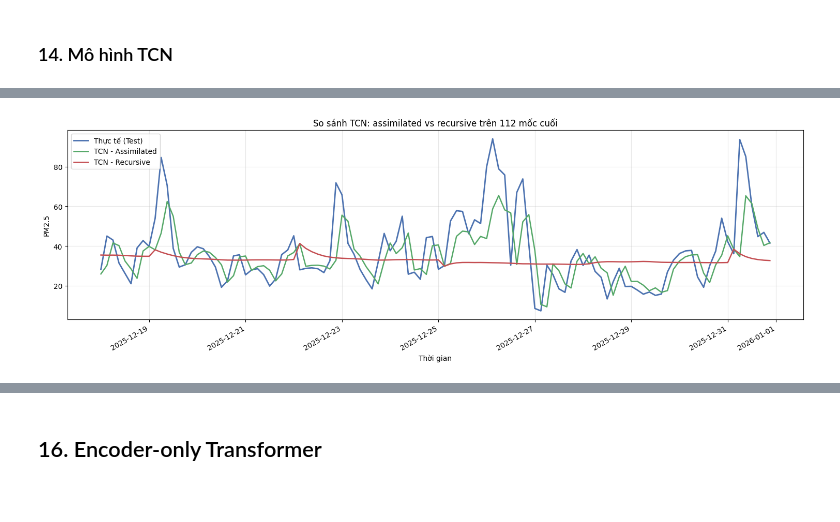
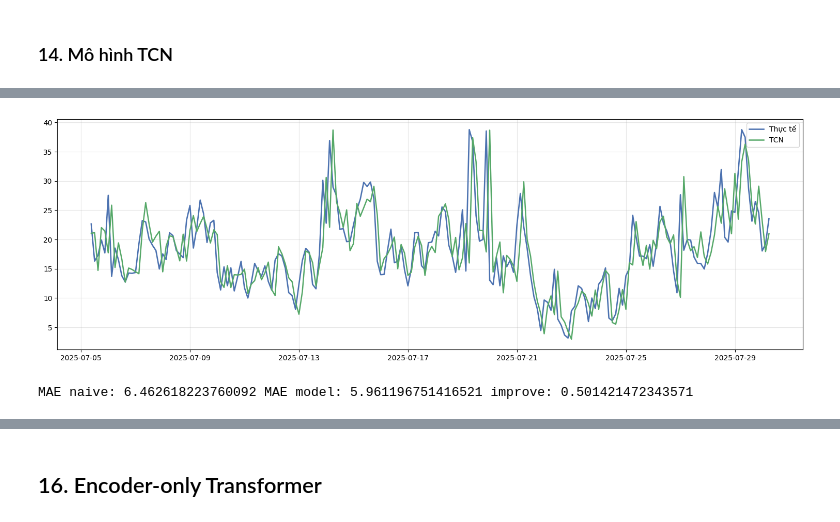
Before and after one commit to HoangHumg1210/hoankiem-air-quality-, a Jupyter notebook: notebooks/03_model.ipynb, the cells around one changed output, grey strips where cells are left out. Saved outputs shown, nothing was run; the diff lists cells and outputs as text; code cells hidden in the pictures.

```diff
--- a/notebooks/03_model.ipynb
+++ b/notebooks/03_model.ipynb
@@ -3548,31 +3464,23 @@ display(tcn_policy_compare_df)
 # %%
-zoom_n = min(len(policy_timeline_map["assimilated"]), int(14 * 24 / STEP_HOURS))
+start_idx = 300   # mốc bắt đầu (0-based)
+length = 200      # số điểm cần xem
+zoom_df = tcn_test_timeline_df.iloc[start_idx:start_idx + length]
 
-assimilated_zoom_df = policy_timeline_map["assimilated"].tail(zoom_n).copy()
+plot_df = zoom_df.copy()
+plot_df["naive_lag1"] = plot_df["y_true"].shift(1)
+plt.figure(figsize=(15,5))
+plt.plot(plot_df["timestamp"], plot_df["y_true"], label="Thực tế", color="#4C72B0", linewidth=1.9)
+plt.plot(plot_df["timestamp"], plot_df["y_pred"], label="TCN", color="#55A868", linewidth=1.8)
+# plt.plot(plot_df["timestamp"], plot_df["naive_lag1"], label="Naive (y[t-1])", color="#C44E52", linewidth=1.4, alpha=0.9)
+plt.legend(); plt.grid(alpha=0.3); plt.tight_layout(); plt.show()
 
-plt.figure(figsize=(15, 5))
-plt.plot(
-    assimilated_zoom_df["timestamp"],
-    assimilated_zoom_df["y_true"],
-    label="Th?c t? (Test)",
-    linewidth=2.0,
-    color="#4C72B0",
-)
-plt.plot(
-    assimilated_zoom_df["timestamp"],
-    assimilated_zoom_df["y_pred"],
-    label=f"{TCN_MODEL_LABEL} ({ROLLING_POLICY})",
-    linewidth=1.8,
-    color="#55A868",
-)
+df = tcn_test_timeline_df.copy().sort_values("timestamp")
+naive = df["y_true"].shift(1)
 
-plt.title(f"Bi?u ?? zoom {zoom_n} m?c cu?i c?a backtest TCN - {ROLLING_POLICY}")
-plt.xlabel("Th?i gian")
-plt.ylabel("PM2.5")
-plt.legend()
-plt.grid(alpha=0.3)
-plt.gcf().autofmt_xdate()
-plt.tight_layout()
-plt.show()
+mask = naive.notna()
+mae_naive = np.mean(np.abs(df.loc[mask, "y_true"] - naive.loc[mask]))
+mae_model = np.mean(np.abs(df.loc[mask, "y_true"] - df.loc[mask, "y_pred"]))
+print("MAE naive:", mae_naive, "MAE model:", mae_model, "improve:", mae_naive - mae_model)
 # %% [output]
-[figure, old version]
+[figure, new version]
+MAE naive: 6.462618223760092 MAE model: 5.961196751416521 improve: 0.501421472343571
```
Also changed, not shown: parts of 10 cells of this notebook.
